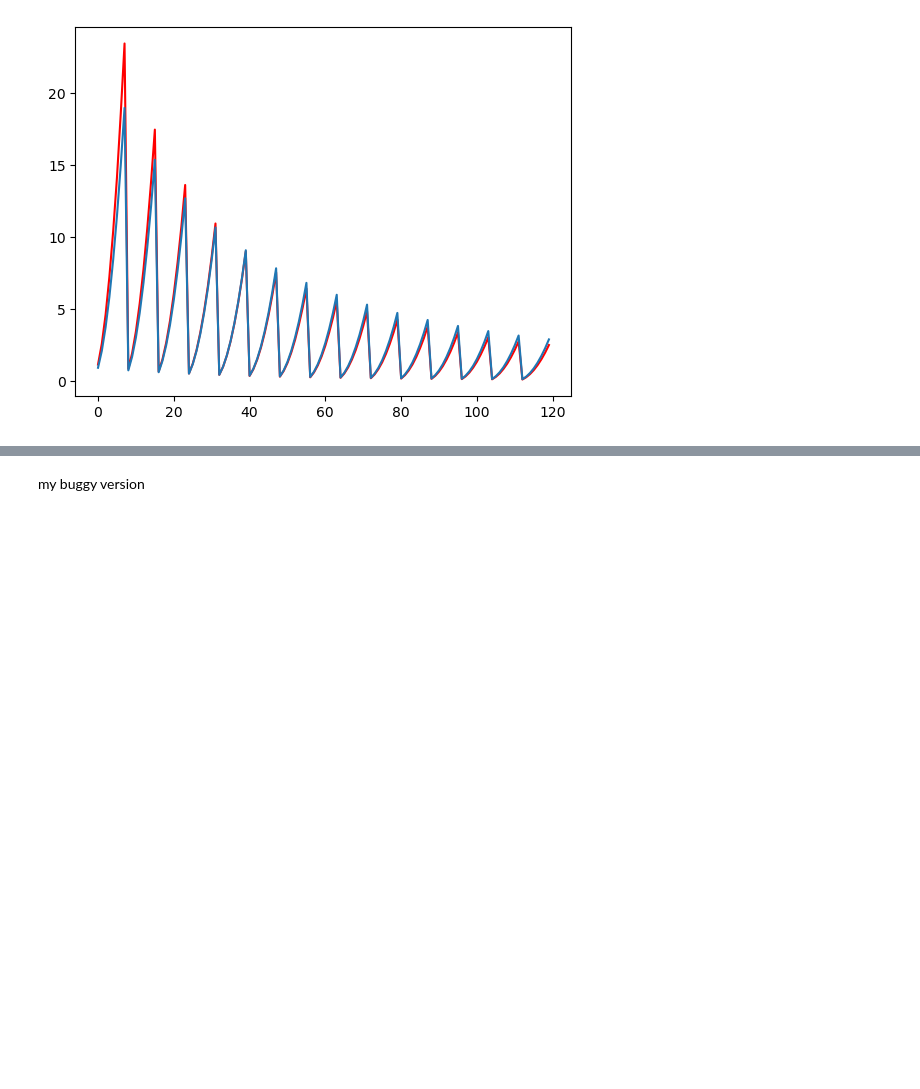
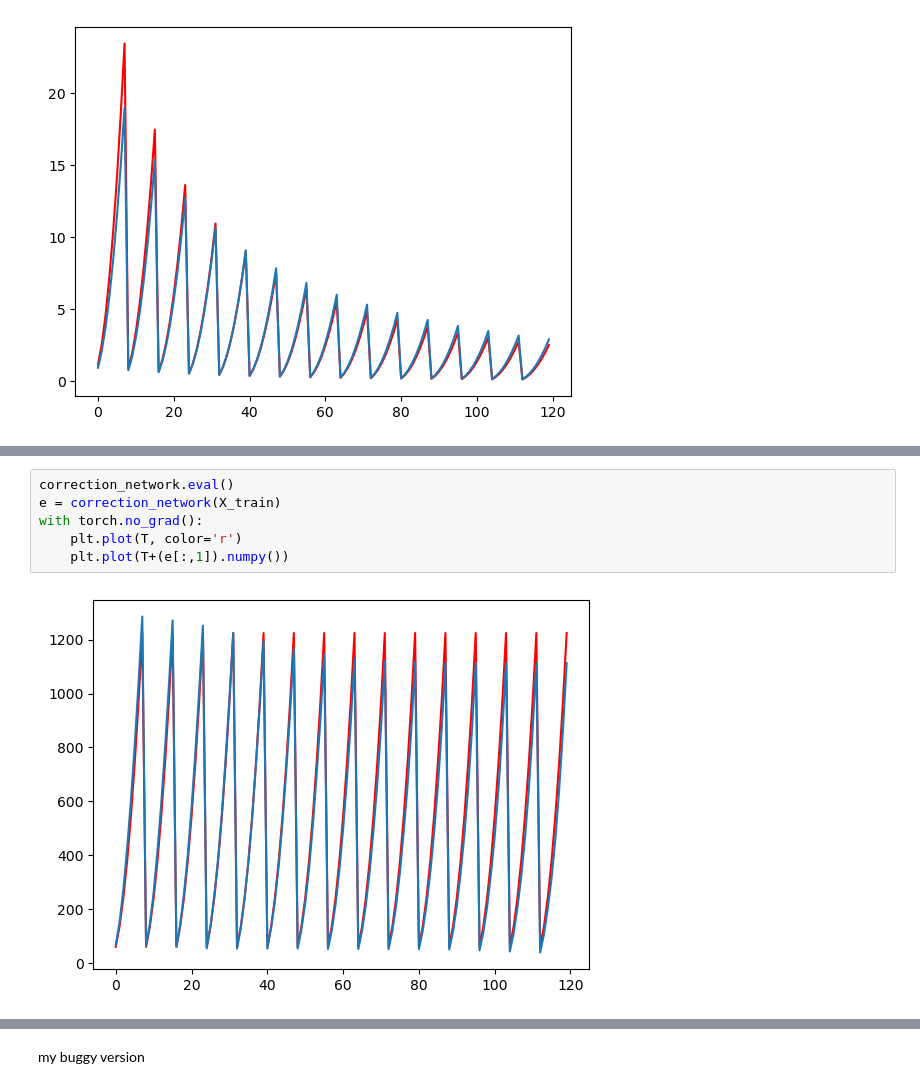
Before and after one commit to daryabiparva9/idealGasLawSim, a Jupyter notebook: src/tutorAI.ipynb, the cells around one changed output, grey strips where cells are left out. Drawn from its saved outputs; the diff is of its cells as text; blank space fills up the shorter version.

```diff
--- a/src/tutorAI.ipynb
+++ b/src/tutorAI.ipynb
@@ -246,0 +277,8 @@ with torch.no_grad():
+# %%
+correction_network.eval()
+e = correction_network(X_train)
+with torch.no_grad():
+    plt.plot(T, color='r')
+    plt.plot(T+(e[:,1]).numpy())
+# %% [output]
+[figure, added]
```
Also changed, not shown: parts of 13 cells of this notebook, 9 other files.
